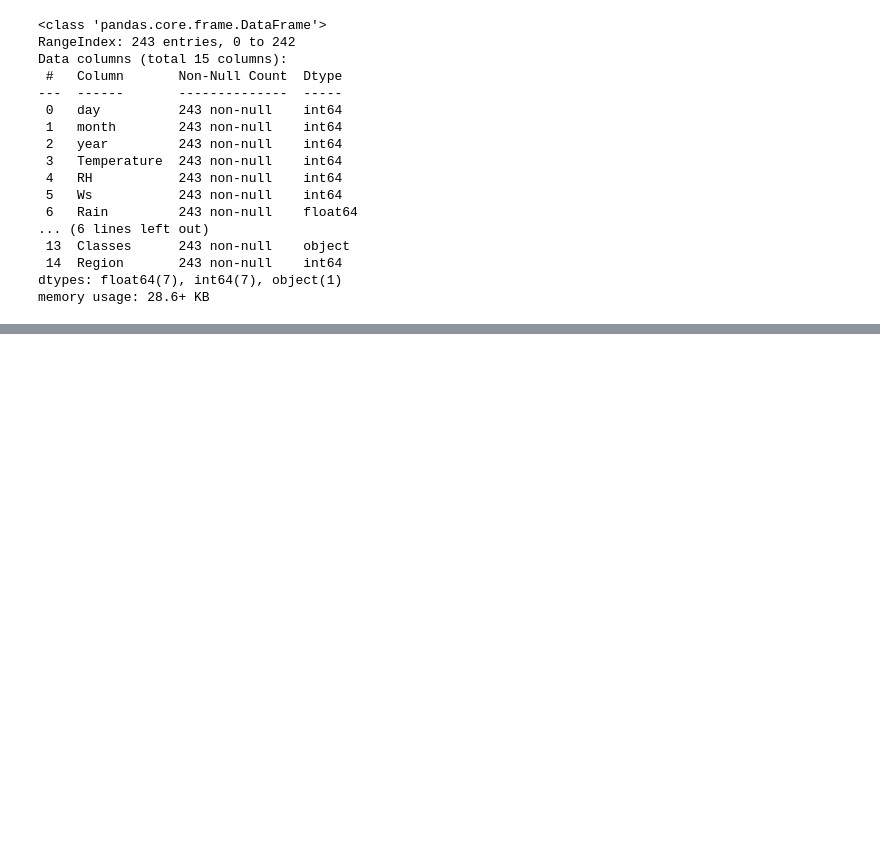
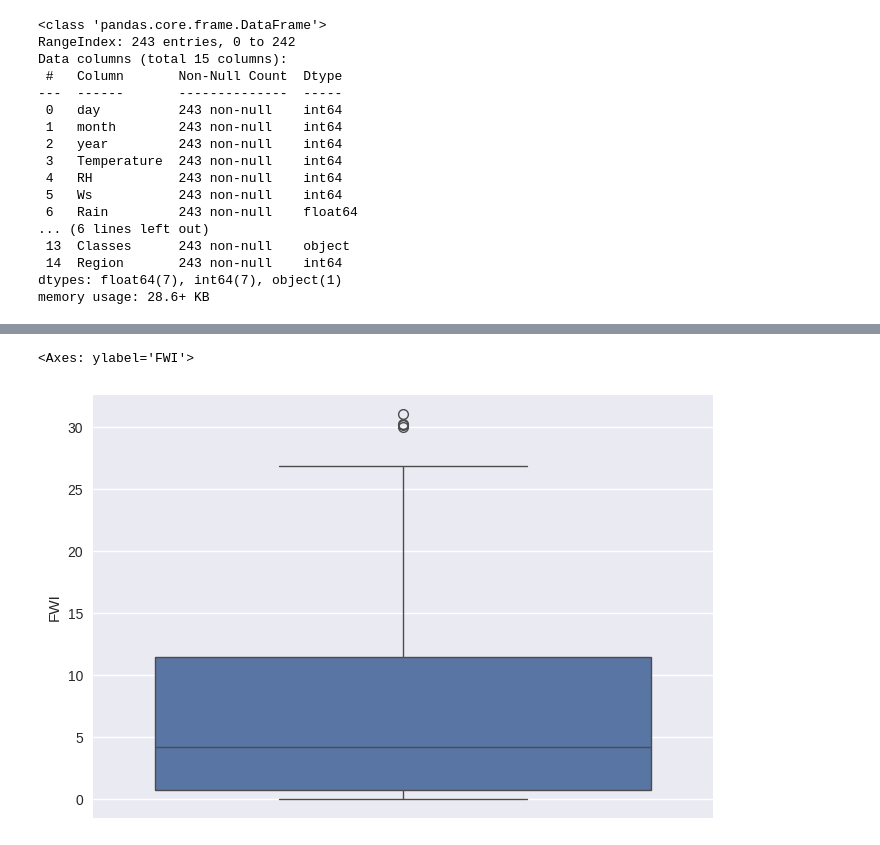
Before and after one commit to Abhinavexists/Regression, a Jupyter notebook: Notebooks/Ridge_Lasso_Regression.ipynb, the cells around one changed output, grey strips where cells are left out. Cells and saved outputs as stored; diff of their text form; code cells hidden in the pictures; blank space fills up the shorter version.

```diff
--- a/Notebooks/Ridge_Lasso_Regression.ipynb
+++ b/Notebooks/Ridge_Lasso_Regression.ipynb
@@ -229,0 +325,6 @@ memory usage: 28.6+ KB
+# %%
+# BoxPlot
+sns.boxplot(df['FWI'])
+# %% [output]
+<Axes: ylabel='FWI'>
+[figure, added]
```
Also changed, not shown: parts of 20 cells of this notebook, 1 other file.
